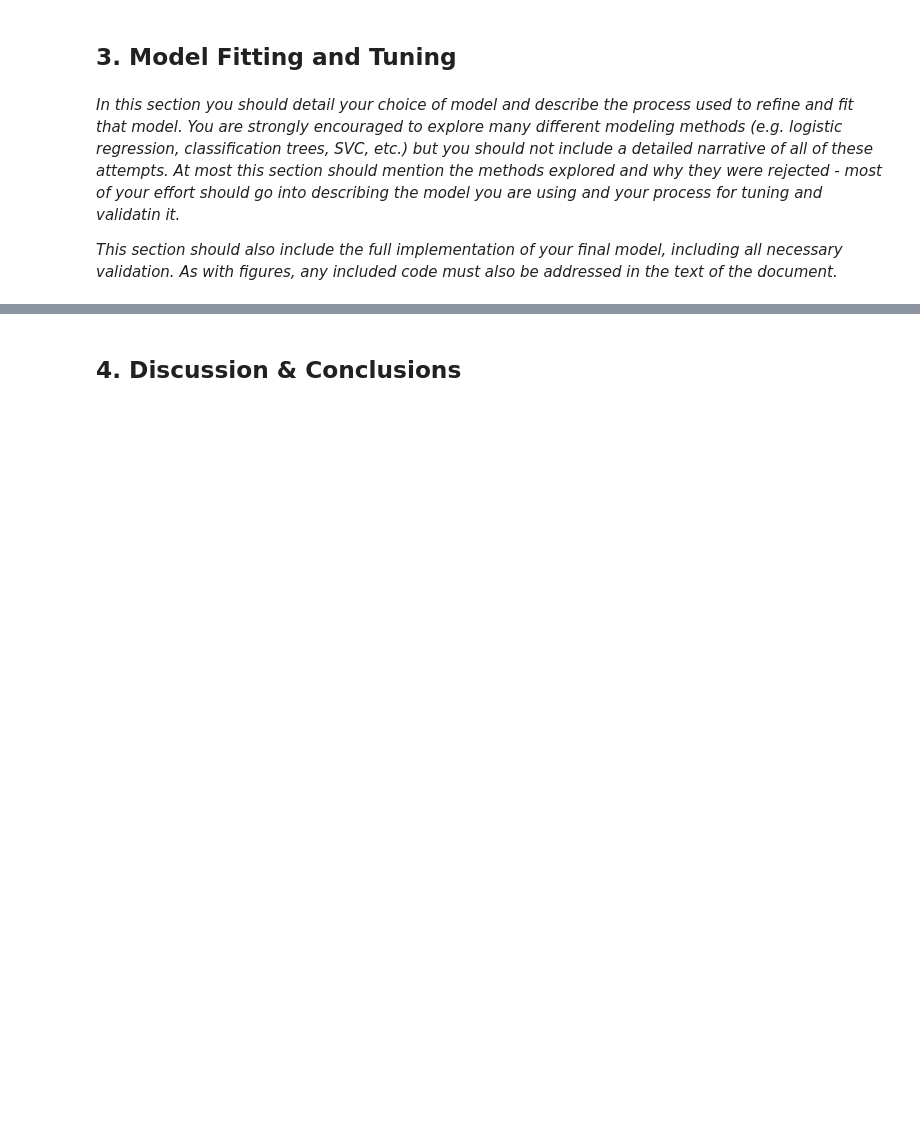
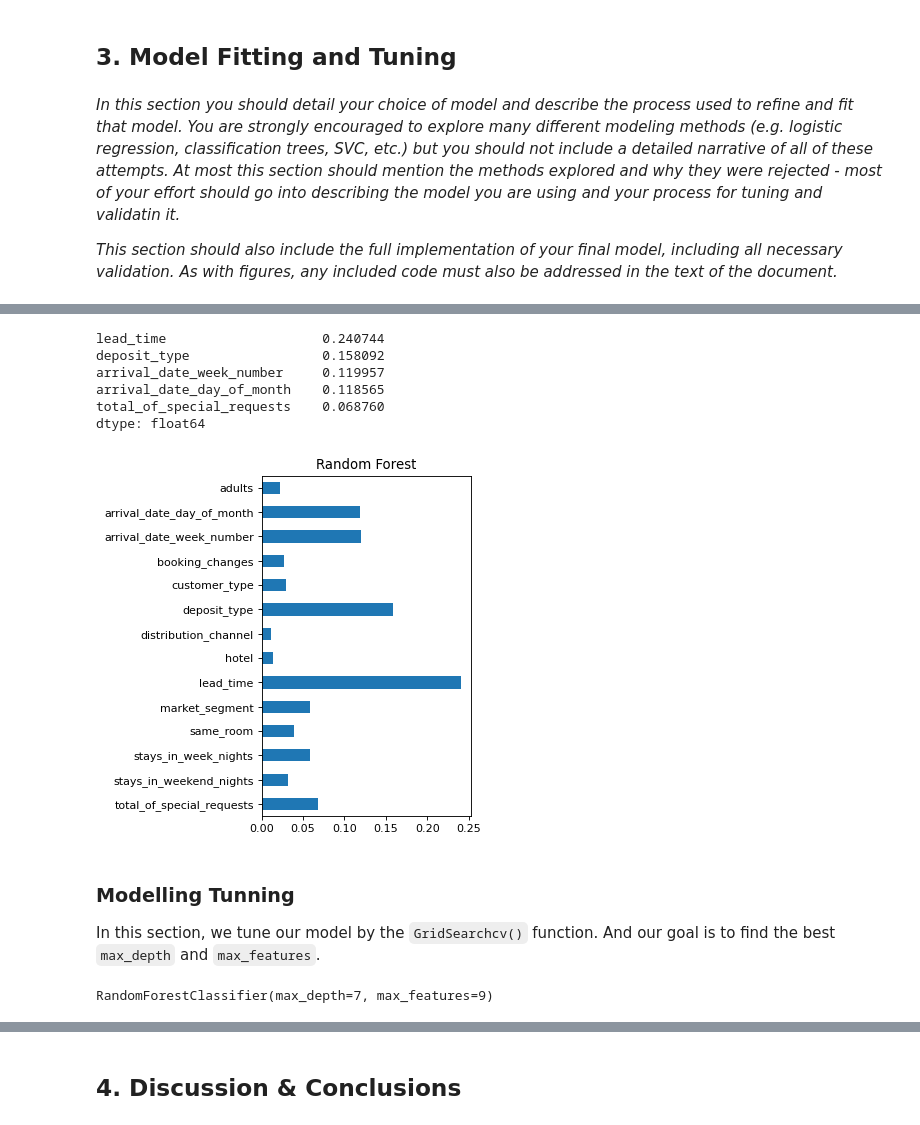
Before and after one commit to huwenhan-create/mlp-proj2, a Jupyter notebook: Code/proj2.ipynb, the cells around one changed output, grey strips where cells are left out. Drawn from its saved outputs; the diff is of its cells as text; code cells hidden in the pictures; blank space fills up the shorter version.

```diff
--- a/Code/proj2.ipynb
+++ b/Code/proj2.ipynb
@@ -333,0 +348,11 @@ dataset_onehot.head()
+# %%
+# Data split
+# LabelEncoder
+X = dataset.drop(['is_canceled'], axis=1)
+y = dataset['is_canceled']
+X_train, X_test, y_train, y_test = train_test_split(X, y, test_size=0.2, random_state=123)
+
+# OnehotEncoder
+X_oh = dataset_onehot.drop(['is_canceled'], axis=1)
+y_oh = dataset_onehot['is_canceled']
+X_train_oh, X_test_oh, y_train_oh, y_test_oh = train_test_split(X_oh, y_oh, test_size=0.2, random_state=123)
@@ -333,0 +393,7 @@ dataset_onehot.head()
+# %%
+RF = RandomForestClassifier(criterion='gini',
+                            n_estimators = 100,
+                            random_state=123,
+                            oob_score=True,
+                            n_jobs=-1)
+RF.fit(X_train,y_train)
@@ -333,0 +419,42 @@ dataset_onehot.head()
+# %%
+# get the importances for the features
+rf_importances = RF.feature_importances_
+
+rf_importances_series = pd.Series(
+    rf_importances, index=X.columns).sort_index(ascending=False)
+
+# plot the important features
+fig = plt.figure(figsize=(5, 5))
+axes = fig.add_subplot(111)
+rf_importances_series.plot.barh(legend=False, grid=False, ax=axes)
+axes.set_title('Random Forest')
+plt.tight_layout()
+
+# Simplify our model
+rf_importances_series.sort_values(ascending=False).head()
+# %% [output]
+lead_time                    0.240744
+deposit_type                 0.158092
+arrival_date_week_number     0.119957
+arrival_date_day_of_month    0.118565
+total_of_special_requests    0.068760
+dtype: float64
+[figure, added]
+# %% [markdown]
+### Modelling Tunning
+In this section, we tune our model by the `GridSearchcv()` function. And our goal is to find the best `max_depth` and `max_features`.
+# %%
+# Find the best model
+gs_rf = GridSearchCV(
+    RandomForestClassifier(),
+    {
+        'max_depth': range(3, 8),
+        'max_features': range(4, 10),
+    },
+    cv=KFold(5, shuffle=True, random_state=123)
+).fit(X_train, y_train)
+
+# Best estimater
+gs_rf.best_estimator_
+# %% [output]
+RandomForestClassifier(max_depth=7, max_features=9)
```
Also changed, not shown: parts of 18 cells of this notebook, 3 other files.
